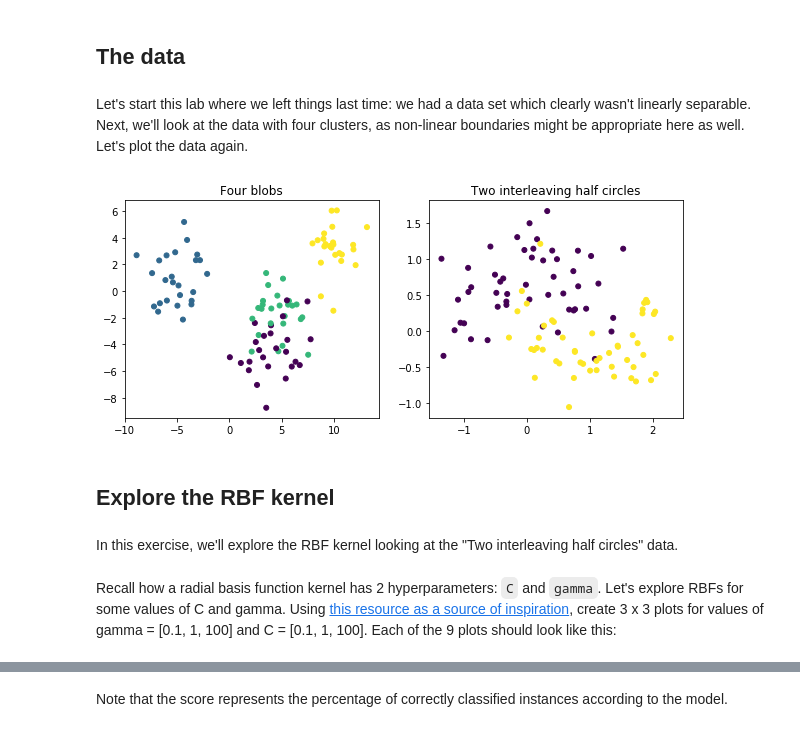
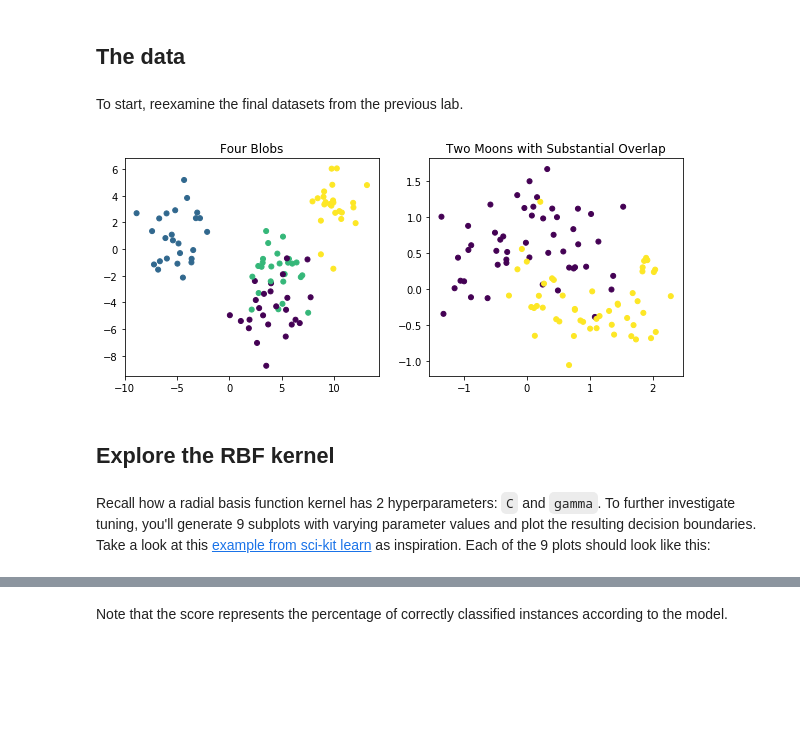
Before and after one commit to learn-co-curriculum/dsc-kernels-in-scikit-learn-lab, a Jupyter notebook: index.ipynb, the cells around one changed output, grey strips where cells are left out. Cells and saved outputs as stored; diff of their text form; code cells hidden in the pictures; blank space fills up the shorter version.

```diff
--- a/index.ipynb
+++ b/index.ipynb
@@ -13,38 +13,36 @@ You will be able to:
 - Apply SVM to a real-world data set
 # %% [markdown]
 ## The data
-# %% [markdown]
-Let's start this lab where we left things last time: we had a data set which clearly wasn't linearly separable. Next, we'll look at the data with four clusters, as non-linear boundaries might be appropriate here as well. Let's plot the data again.
+# %% [markdown]
+To start, reexamine the final datasets from the previous lab.
 # %%
 from sklearn.datasets import make_blobs
 from sklearn.datasets import make_moons
 import matplotlib.pyplot as plt
 %matplotlib inline
 from sklearn import svm
 from sklearn.model_selection import train_test_split
 
 import numpy as np
 
 plt.figure(figsize=(10, 4))
 plt.subplot(121)
-plt.title("Four blobs")
+plt.title("Four Blobs")
 X_3, y_3 = make_blobs(n_samples=100, n_features=2, centers=4, cluster_std=1.6, random_state = 123)
 plt.scatter(X_3[:, 0], X_3[:, 1], c = y_3, s=25)
 
 plt.subplot(122)
-plt.title("Two interleaving half circles")
+plt.title("Two Moons with Substantial Overlap")
 X_4, y_4 = make_moons(n_samples=100, shuffle = False , noise = 0.3, random_state=123)
 plt.scatter(X_4[:, 0], X_4[:, 1], c = y_4, s=25)
 
 plt.show()
 # %% [output]
-[figure, old version]
+[figure, new version]
 # %% [markdown]
 ## Explore the RBF kernel
-# %% [markdown]
-In this exercise, we'll explore the RBF kernel looking at the "Two interleaving half circles" data.
 # %% [markdown]
-Recall how a radial basis function kernel has 2 hyperparameters: `C` and `gamma`. Let's explore RBFs for some values of C and gamma. Using [this resource as a source of inspiration](https://scikit-learn.org/stable/auto_examples/svm/plot_rbf_parameters.html), create 3 x 3 plots for values of gamma = [0.1, 1, 100] and C = [0.1, 1, 100]. Each of the 9 plots should look like this:
+Recall how a radial basis function kernel has 2 hyperparameters: `C` and `gamma`. To further investigate tuning, you'll generate 9 subplots with varying parameter values and plot the resulting decision boundaries. Take a look at this [example from sci-kit learn](https://scikit-learn.org/stable/auto_examples/svm/plot_rbf_parameters.html) as inspiration. Each of the 9 plots should look like this:
 # %% [markdown]
 ![](SVM_rbf.png)
 # %% [markdown]
```
Also changed, not shown: parts of 6 cells of this notebook, 2 other files.
